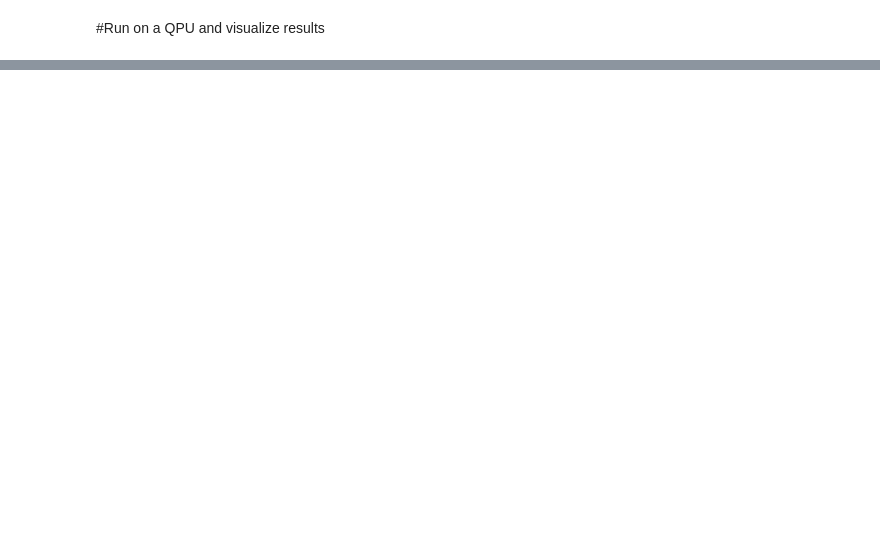
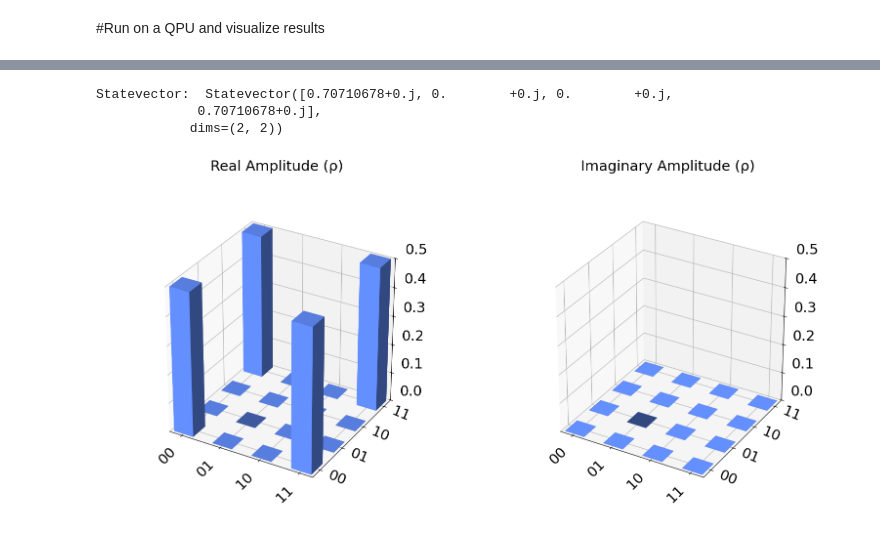
Before and after one commit to r-karra/learn-quantum-AI, a Jupyter notebook: your_first_quantum_experiment.ipynb, the cells around one changed output, grey strips where cells are left out. Drawn from its saved outputs; the diff is of its cells as text; code cells hidden in the pictures; blank space fills up the shorter version.

```diff
--- a/your_first_quantum_experiment.ipynb
+++ b/your_first_quantum_experiment.ipynb
@@ -85,0 +147,21 @@ def run_circuit_and_get_counts(circuit, backend, shots=1000):
+# %%
+from qiskit.quantum_info import Statevector
+from qiskit.visualization import plot_state_city
+
+# Create the circuit without measurement to see the phase
+bell_no_meas = QuantumCircuit(2)
+bell_no_meas.h(0)
+bell_no_meas.cx(0, 1)
+
+# Get the state vector
+state = Statevector.from_instruction(bell_no_meas)
+
+print("Statevector: ", state)
+
+# Visualize the state to see the phase (the plus sign reflects in the complex components)
+plot_state_city(state)
+# %% [output]
+Statevector:  Statevector([0.70710678+0.j, 0.        +0.j, 0.        +0.j,
+             0.70710678+0.j],
+            dims=(2, 2))
+[figure, added]
```
Also changed, not shown: parts of 26 cells of this notebook.
